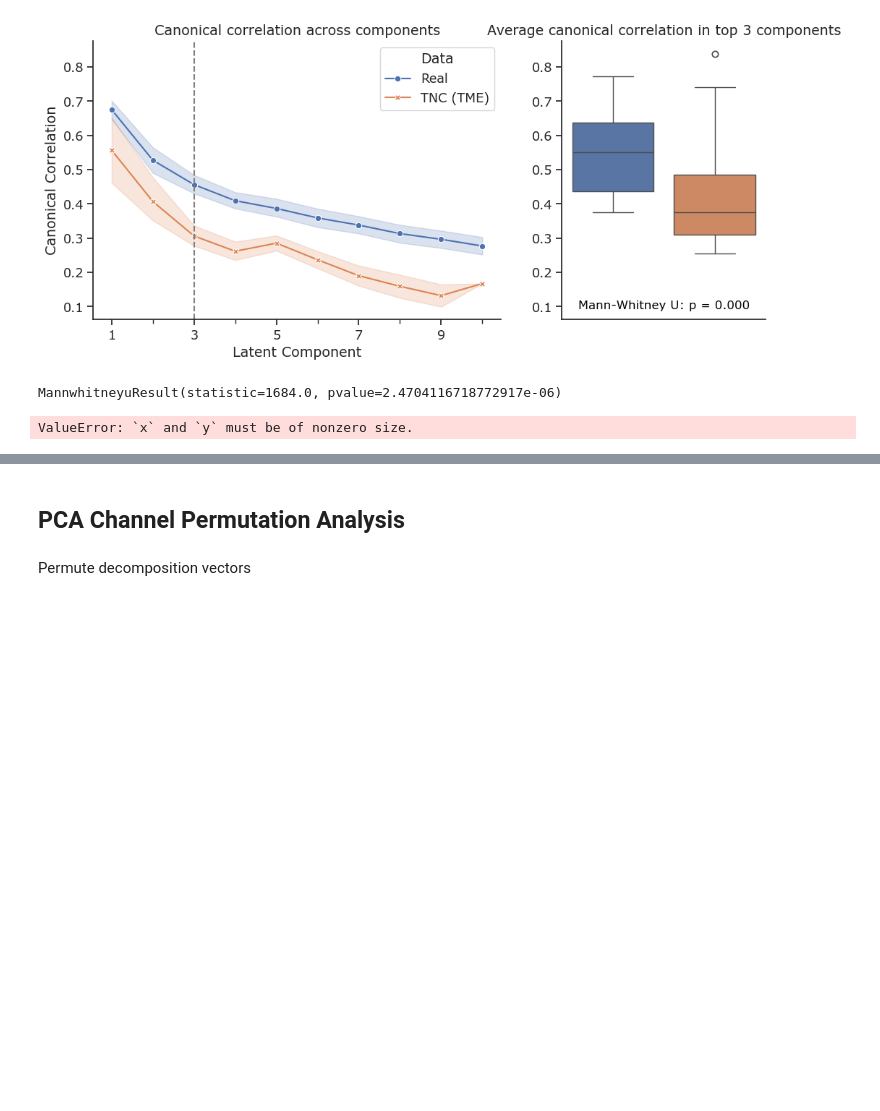
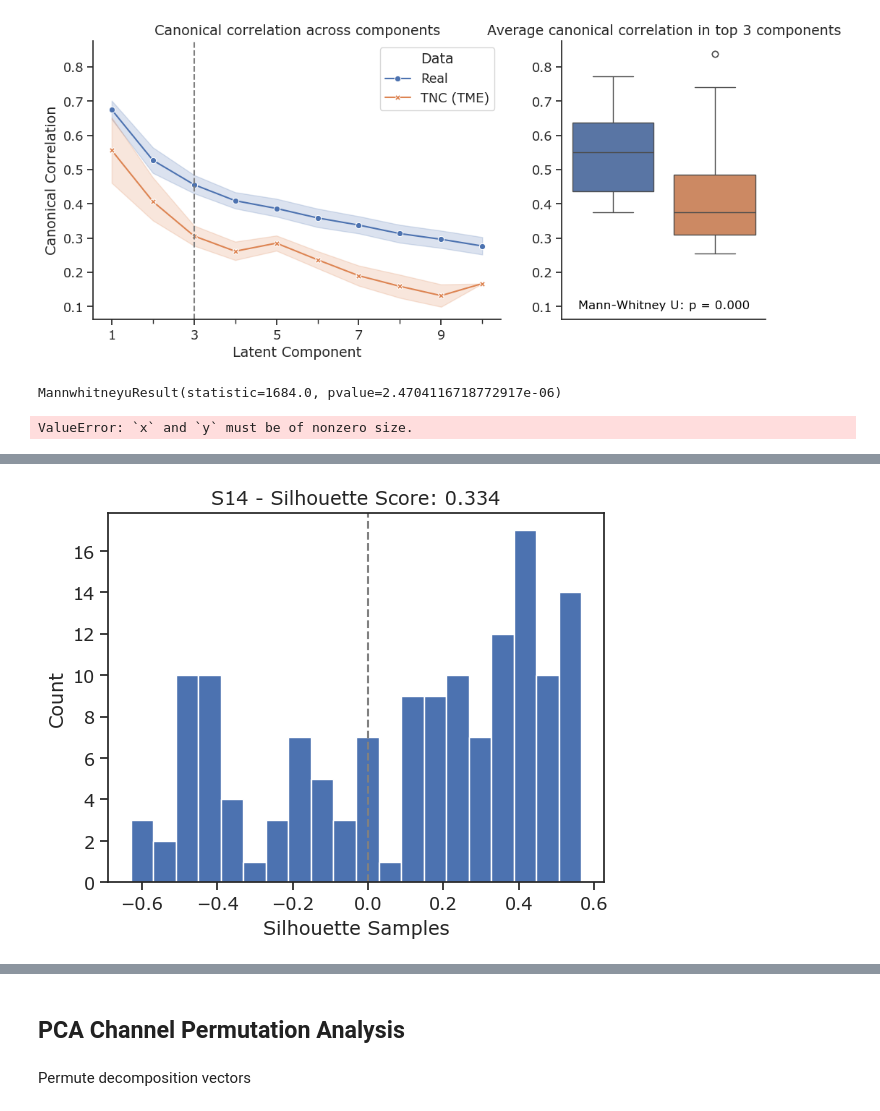
Before and after one commit to coganlab/cross_patient_speech_decoding, a Jupyter notebook: aligned_decoding/notebooks/cross_patient_vis.ipynb, the cells around one changed output, grey strips where cells are left out. Drawn from its saved outputs; the diff is of its cells as text; code cells hidden in the pictures; blank space fills up the shorter version.

Commit message:
silhouette analysis

```diff
--- a/aligned_decoding/notebooks/cross_patient_vis.ipynb
+++ b/aligned_decoding/notebooks/cross_patient_vis.ipynb
@@ -365,0 +399,12 @@ cc_df_long[(cc_df_long['Latent Component'] <= hist_comps)].groupby(['Data', 'Pat
+# %%
+ps_sils = silhouette_samples(pt_embed_time, curr_labels)
+ps_sil_score = np.mean(ps_sils[np.where(ps_sils > 0)])
+plt.figure()
+plt.hist(ps_sils, bins=20)
+plt.axvline(0, color='grey', linestyle='dashed')
+plt.xlabel('Silhouette Samples')
+plt.ylabel('Count')
+plt.title(f'{pt} - Silhouette Score: {ps_sil_score:.3f}')
+plt.show()
+# %% [output]
+[figure, added]
```
Also changed, not shown: parts of 27 cells of this notebook.
